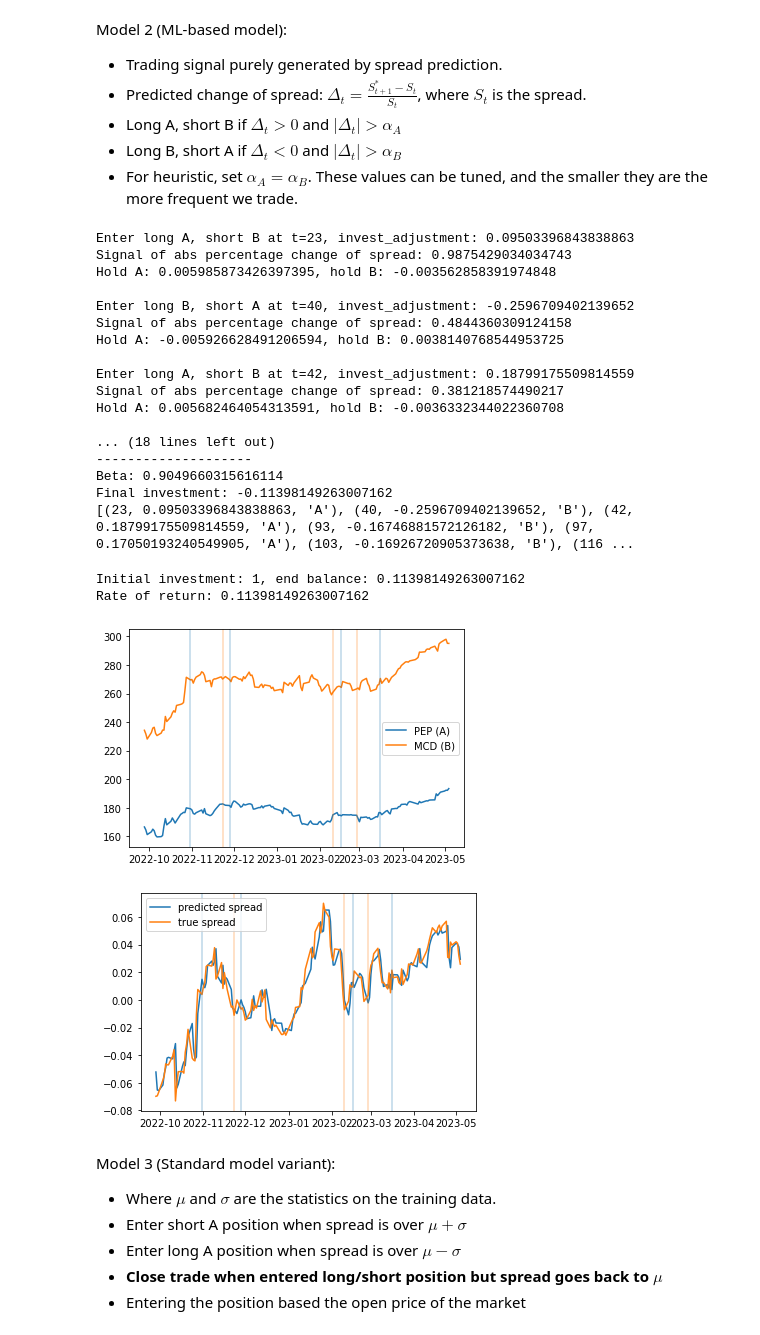
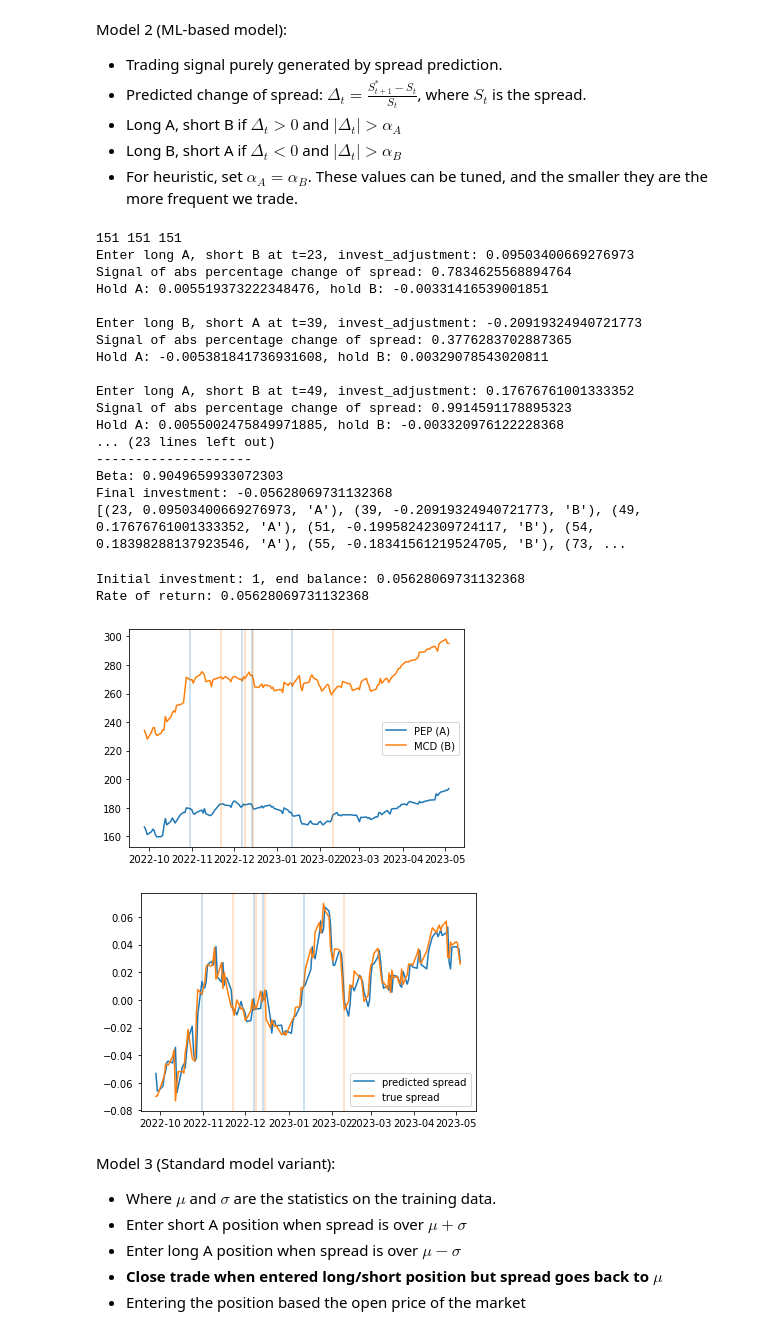
Before and after one commit to zichuan-scott-xu/pairs-trading-simulation, a Jupyter notebook: pairs-trading-scott.ipynb, the cells around one changed output. Drawn from its saved outputs; the diff is of its cells as text; code cells hidden in the pictures.

Commit message:
fix train_size error

```diff
--- a/pairs-trading-scott.ipynb
+++ b/pairs-trading-scott.ipynb
@@ -259,9 +259,11 @@ def simulate_standard_model(spread_pred, beta, mu, sigma, price_open_a, price_op
     return invest, histories
 
 
-num_train, num_test = len(y_train), len(y_test)
-mu, sigma = np.mean(spread[:num_train]), np.std(spread[:num_train])
-price_open_a, price_open_b = np.array(stock1_common['Open'])[num_train:], np.array(stock2_common['Open'])[num_train:]
+mu, sigma = np.mean(spread[:train_size]), np.std(spread[:train_size])
+print(mu)
+price_open_a, price_open_b = np.array(stock1_common['Open'])[train_size:], np.array(stock2_common['Open'])[train_size:]
+print(len(price_open_a))
+print(len(predictions))
 invest, histories = simulate_standard_model(predictions, beta, mu, sigma, price_open_a, price_open_b, price1[-1], price2[-1])
 print('-' * 20)
 print(f'Beta: {beta}')
@@ -377,9 +382,9 @@ def simulate_pure_spread_signal_model(spread_cur,
     return invest, histories
 
 
-num_train, num_test = len(y_train), len(y_test)
-price_open_a, price_open_b = np.array(stock1_common['Open'])[num_train:], np.array(stock2_common['Open'])[num_train:]
-spread_test_rolled = spread[num_train+30-1:-1]
+price_open_a, price_open_b = np.array(stock1_common['Open'])[train_size:], np.array(stock2_common['Open'])[train_size:]
+spread_test_rolled = spread[train_size-1:-1]
+print(len(spread_test_rolled), len(price_open_a), len(predictions))
 alpha_a, alpha_b = 0.3, 0.3
 invest, histories = simulate_pure_spread_signal_model(spread_test_rolled, predictions, beta, alpha_a, alpha_b,
                                             price_open_a, price_open_b, price1[-1], price2[-1])
@@ -388,41 +393,41 @@ print(f'Beta: {beta}')
 print(f'Final investment: {invest}')
 print(histories)
 # %% [output]
-Enter long A, short B at t=23, invest_adjustment: 0.09503396843838863
-Signal of abs percentage change of spread: 0.9875429034034743
-Hold A: 0.005985873426397395, hold B: -0.003562858391974848
+151 151 151
+Enter long A, short B at t=23, invest_adjustment: 0.09503400669276973
+Signal of abs percentage change of spread: 0.7834625568894764
+Hold A: 0.005519373222348476, hold B: -0.00331416539001851
 
-Enter long B, short A at t=40, invest_adjustment: -0.2596709402139652
-Signal of abs percentage change of spread: 0.4844360309124158
-Hold A: -0.005926628491206594, hold B: 0.0038140768544953725
+Enter long B, short A at t=39, invest_adjustment: -0.20919324940721773
+Signal of abs percentage change of spread: 0.3776283702887365
+Hold A: -0.005381841736931608, hold B: 0.00329078543020811
 
-Enter long A, short B at t=42, invest_adjustment: 0.18799175509814559
-Signal of abs percentage change of spread: 0.381218574490217
-Hold A: 0.005682464054313591, hold B: -0.0036332344022360708
-
-... (18 lines left out)
+Enter long A, short B at t=49, invest_adjustment: 0.17676761001333352
+Signal of abs percentage change of spread: 0.9914591178895323
+Hold A: 0.0055002475849971885, hold B: -0.003320976122228368
+... (23 lines left out)
 --------------------
-Beta: 0.9049660315616114
-Final investment: -0.11398149263007162
-[(23, 0.09503396843838863, 'A'), (40, -0.2596709402139652, 'B'), (42, 0.18799175509814559, 'A'), (93, -0.16746881572126182, 'B'), (97, 0.17050193240549905, 'A'), (103, -0.16926720905373638, 'B'), (116 ...
+Beta: 0.9049659933072303
+Final investment: -0.05628069731132368
+[(23, 0.09503400669276973, 'A'), (39, -0.20919324940721773, 'B'), (49, 0.17676761001333352, 'A'), (51, -0.19958242309724117, 'B'), (54, 0.18398288137923546, 'A'), (55, -0.18341561219524705, 'B'), (73, ...
 # %%
 analyze_history(histories, invest)
 # %% [output]
-Initial investment: 1, end balance: 0.11398149263007162
-Rate of return: 0.11398149263007162
+Initial investment: 1, end balance: 0.05628069731132368
+Rate of return: 0.05628069731132368
 # %%
 plt.figure()
-plt.plot(test_dates, price1[num_train+30:], label='PEP (A)')
-plt.plot(test_dates, price2[num_train+30:], label='MCD (B)')
+plt.plot(test_dates, price1[train_size:], label='PEP (A)')
+plt.plot(test_dates, price2[train_size:], label='MCD (B)')
 for t, invest_adj, long in histories:
     if long == 'A':
         plt.axvline(x=test_dates[t], color='C0', alpha=0.3)
     else:
         plt.axvline(x=test_dates[t], color='C1', alpha=0.3)
 plt.legend()
 plt.show()
 # %% [output]
-[figure, old version]
+[figure, new version]
 # %%
 plt.figure()
 plt.plot(test_dates, predictions, label='predicted spread')
@@ -435,7 +440,7 @@ for t, invest_adj, long in histories:
 plt.legend()
 plt.show()
 # %% [output]
-[figure, old version]
+[figure, new version]
 # %% [markdown]
 Model 3 (Standard model variant):
 - Where $\mu$ and $\sigma$ are the statistics on the training data.
```
Also changed, not shown: parts of 16 cells of this notebook.
